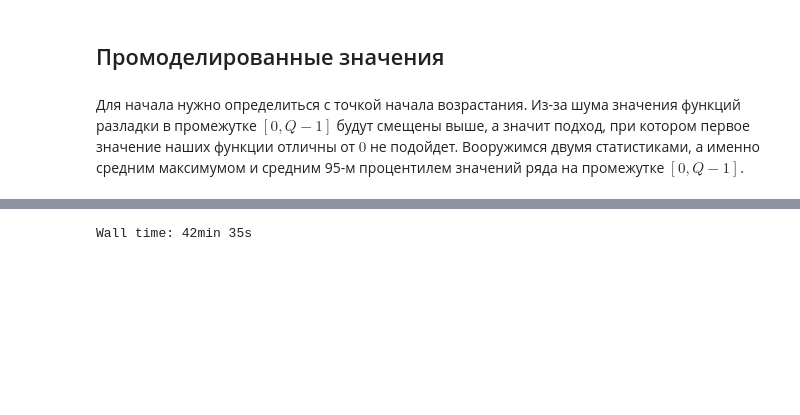
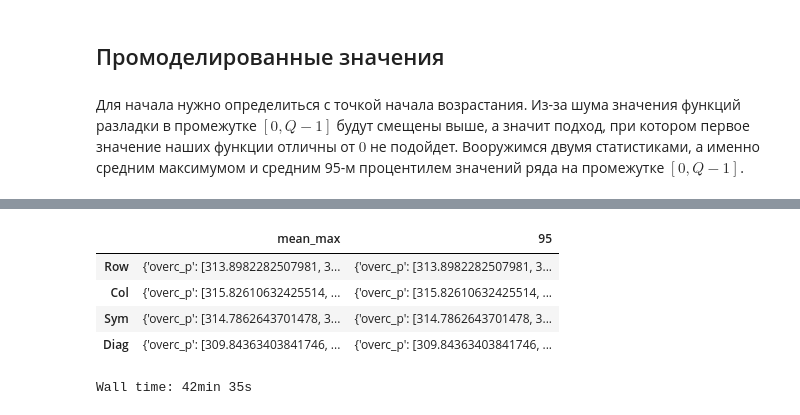
Before and after one commit to Loulaan/researchWork, a Jupyter notebook: freqTests.ipynb, the cells around one changed output, grey strips where cells are left out. Drawn from its saved outputs; the diff is of its cells as text; code cells hidden in the pictures; blank space fills up the shorter version.

Commit message:
Add coop_modelling

```diff
--- a/freqTests.ipynb
+++ b/freqTests.ipynb
@@ -282,0 +298,21 @@ Wall time: 56min 14s
+# %%
+%%time
+confidence_intervals = \
+    modelling_series_statistics(
+        dictSeries=dict(zip(['Permanent', 'Temporary', 'Shifted', 'Outlier'], [fPerm, fTemp, fShifted, fOutlier])),
+        iterNum=1,
+        N=N,
+        B=B,
+        T=T_,
+        Q=Q,
+        L=L,
+        r=r,
+        method=method,
+        destFile='tables/results.xlsx',
+        title='withNoise',
+        vareps=noiseVariance
+    )
+
+fixedResult = pd.read_excel('tables/results.xlsx', sheet_name='withNoise', engine='openpyxl', usecols=range(18))
+fixedResult.fillna(' ', inplace=True)
+fixedResult[:40]
@@ -283,3 +322,11 @@ Wall time: 56min 14s
+# %%
+pd.DataFrame(confidence_intervals['Permanent'])
+# %% [output]
+|  | mean_max | 95 |
+| Row | {'overc_p': [313.8982282507981, 3... | {'overc_p': [313.8982282507981, 3... |
+| Col | {'overc_p': [315.82610632425514, ... | {'overc_p': [315.82610632425514, ... |
+| Sym | {'overc_p': [314.7862643701478, 3... | {'overc_p': [314.7862643701478, 3... |
+| Diag | {'overc_p': [309.84363403841746, ... | {'overc_p': [309.84363403841746, ... |
 # %%
 %%time
 modellingSeriesStatistics(
```
Also changed, not shown: parts of 4 cells of this notebook, 11 other files.
